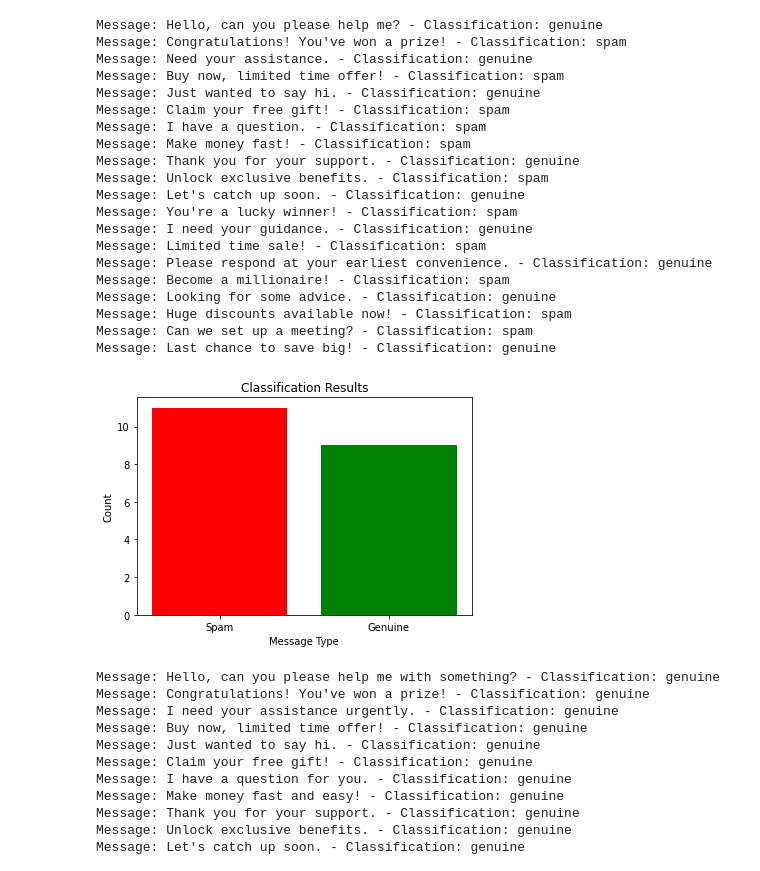
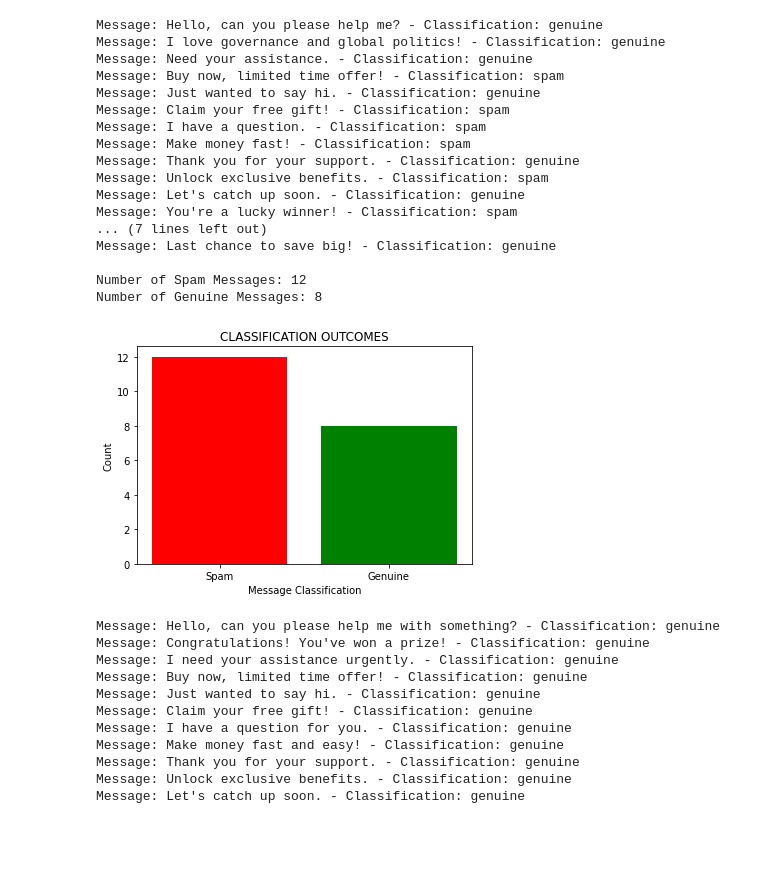
Before and after one commit to OluwoleDove/ML_class, a Jupyter notebook: naivebayes.ipynb, the cells around one changed output. Drawn from its saved outputs; the diff is of its cells as text; code cells hidden in the pictures; blank space fills up the shorter version.

```diff
--- a/naivebayes.ipynb
+++ b/naivebayes.ipynb
@@ -12,13 +12,13 @@ class MultinomialNaiveBayesClassifier:
     def train(self, training_data):
         for message, label in training_data:
             self.classes[label] += 1
-            words = self._preprocess_text(message)
+            words = self.preprocess_text(message)
             for word in words:
                 self.class_word_counts[label][word] += 1
                 self.vocabulary.add(word)
 
     def classify(self, message):
-        words = self._preprocess_text(message)
+        words = self.preprocess_text(message)
         probabilities = {}
         for label in self.classes:
             class_prob = self.classes[label] / sum(self.classes.values())
@@ -30,7 +30,7 @@ class MultinomialNaiveBayesClassifier:
 
         return max(probabilities, key=probabilities.get)
 
-    def _preprocess_text(self, text):
+    def preprocess_text(self, text):
         words = regExp.findall(r'\b\w+\b', text.lower())
         return words
 
@@ -64,7 +64,7 @@ classifier.train(training_data)
 
 test_messages = [
     "Hello, can you please help me?",
-    "Congratulations! You've won a prize!",
+    "I love governance and global politics!",
     "Need your assistance.",
     "Buy now, limited time offer!",
     "Just wanted to say hi.",
@@ -77,9 +77,9 @@ test_messages = [
     "You're a lucky winner!",
     "I need your guidance.",
     "Limited time sale!",
-    "Please respond at your earliest convenience.",
+    "Impressive! Do you know that you can win a lottery now?",
     "Become a millionaire!",
-    "Looking for some advice.",
+    "Invest, refer five persons and get a bonus.",
     "Huge discounts available now!",
     "Can we set up a meeting?",
     "Last chance to save big!",
@@ -96,41 +96,39 @@ classifier.train(training_data)
 # Classify the test messages
 results = []
 for message in test_messages:
     classification = classifier.classify(message)
     results.append((message, classification))
 
 # Prepare the data for visualization
 spam_count = sum(1 for _, label in results if label == "spam")
 genuine_count = sum(1 for _, label in results if label == "genuine")
 labels = ["Spam", "Genuine"]
 counts = [spam_count, genuine_count]
 colors = ["red", "green"]
 
+print(f"\nNumber of Spam Messages: {spam_count}\nNumber of Genuine Messages: {genuine_count}\n")
 # Plot the results
 plt.bar(labels, counts, color=colors)
-plt.xlabel("Message Type")
+plt.xlabel("Message Classification")
 plt.ylabel("Count")
-plt.title("Classification Results")
+plt.title("CLASSIFICATION OUTCOMES")
 plt.show()
 # %% [output]
 Message: Hello, can you please help me? - Classification: genuine
-Message: Congratulations! You've won a prize! - Classification: spam
+Message: I love governance and global politics! - Classification: genuine
 Message: Need your assistance. - Classification: genuine
 Message: Buy now, limited time offer! - Classification: spam
 Message: Just wanted to say hi. - Classification: genuine
 Message: Claim your free gift! - Classification: spam
 Message: I have a question. - Classification: spam
 Message: Make money fast! - Classification: spam
 Message: Thank you for your support. - Classification: genuine
 Message: Unlock exclusive benefits. - Classification: spam
 Message: Let's catch up soon. - Classification: genuine
 Message: You're a lucky winner! - Classification: spam
-Message: I need your guidance. - Classification: genuine
-Message: Limited time sale! - Classification: spam
-Message: Please respond at your earliest convenience. - Classification: genuine
-Message: Become a millionaire! - Classification: spam
-Message: Looking for some advice. - Classification: genuine
-Message: Huge discounts available now! - Classification: spam
-Message: Can we set up a meeting? - Classification: spam
+... (7 lines left out)
 Message: Last chance to save big! - Classification: genuine
+
+Number of Spam Messages: 12
+Number of Genuine Messages: 8
-[figure, old version]
+[figure, new version]
```
Also changed, not shown: parts of 1 cell of this notebook.
